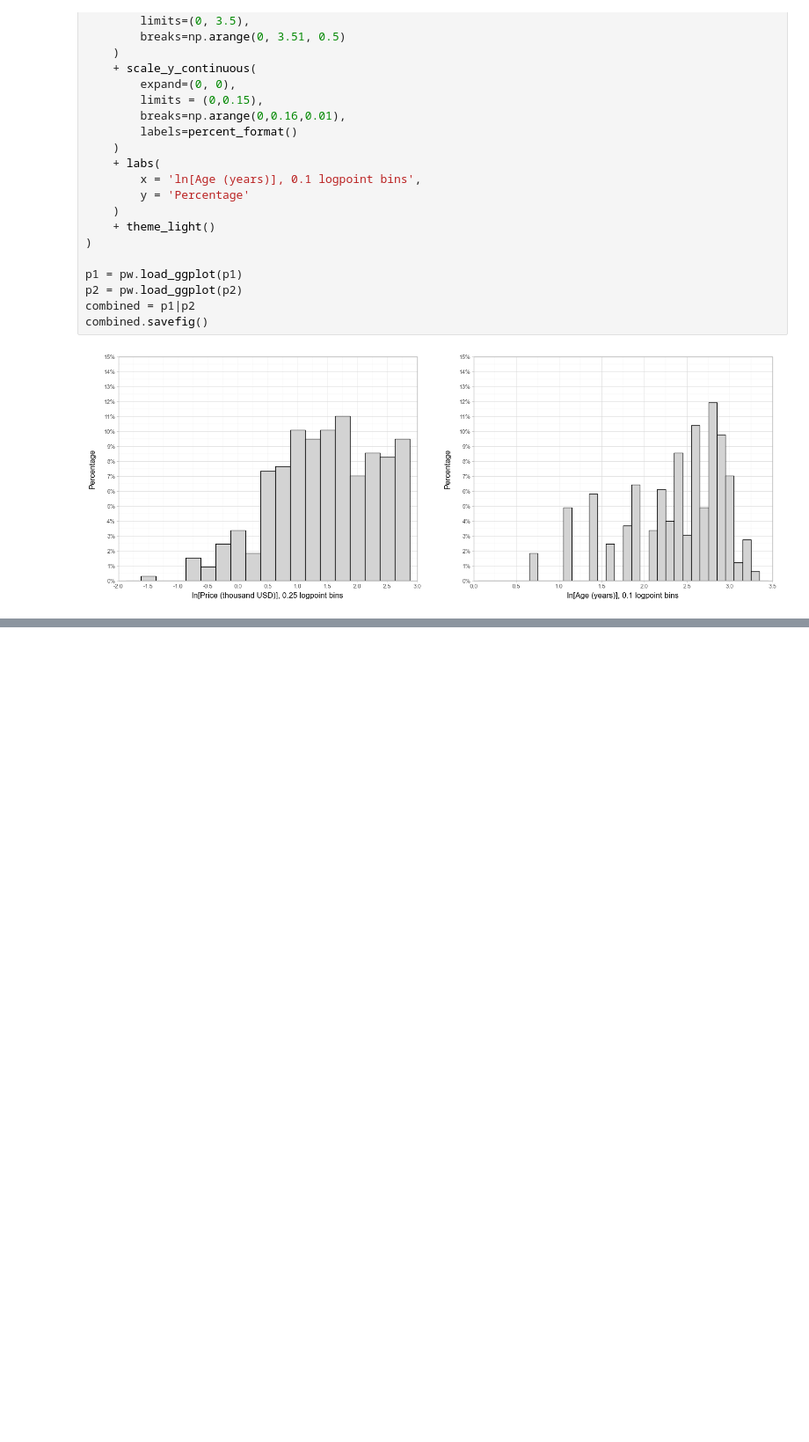
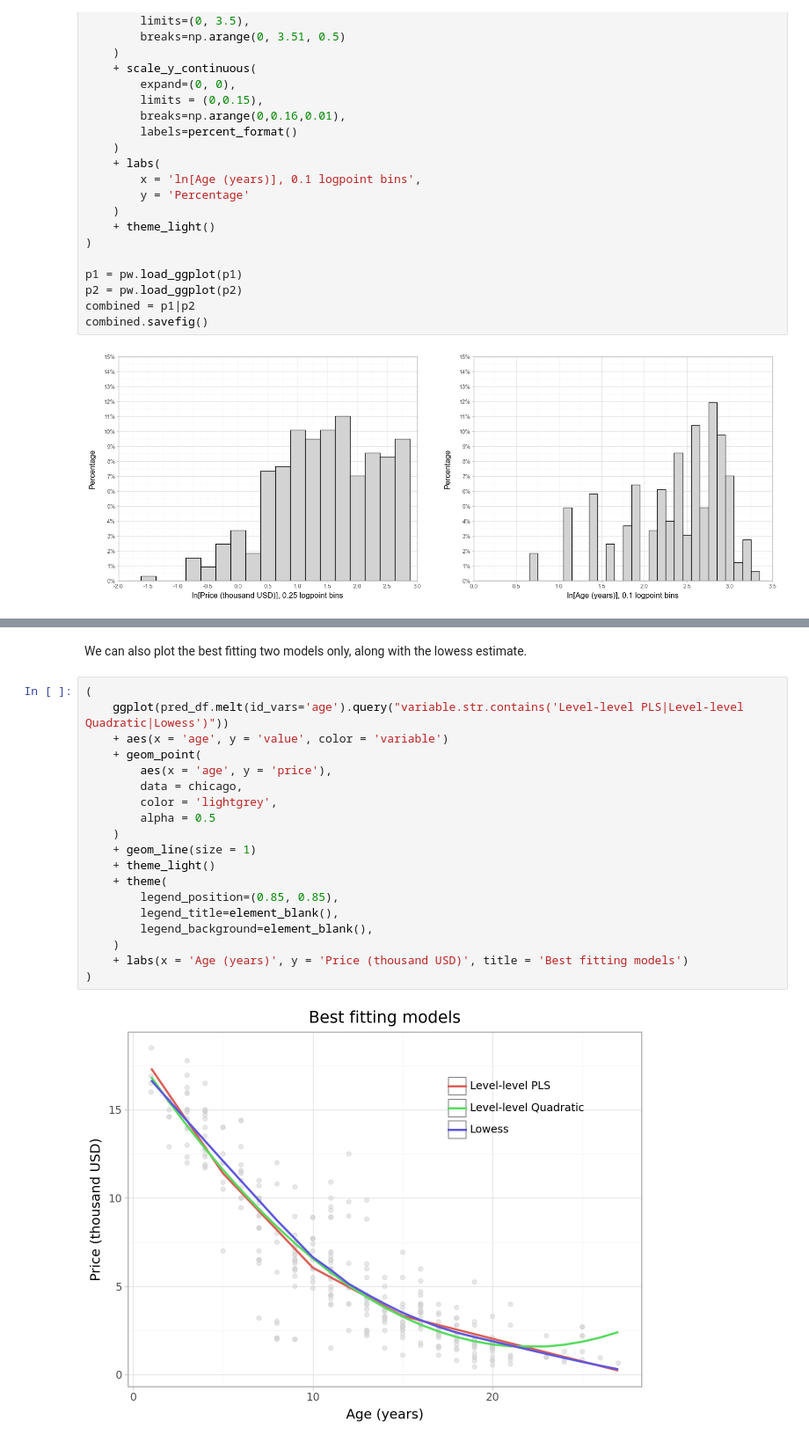
Before and after one commit to marton-nagy-marton/Coding1_assignment1, a Jupyter notebook: Matyas_Kovacs-Marton_Nagy_Coding1_HA1.ipynb, the cells around one changed output, grey strips where cells are left out. Shown at 88% size. Saved outputs shown, nothing was run; the diff lists cells and outputs as text; blank space fills up the shorter version.

```diff
--- a/Matyas_Kovacs-Marton_Nagy_Coding1_HA1.ipynb
+++ b/Matyas_Kovacs-Marton_Nagy_Coding1_HA1.ipynb
@@ -336,0 +666,23 @@ combined.savefig()
+# %% [markdown]
+We can also plot the best fitting two models only, along with the lowess estimate.
+# %%
+(
+    ggplot(pred_df.melt(id_vars='age').query("variable.str.contains('Level-level PLS|Level-level Quadratic|Lowess')"))
+    + aes(x = 'age', y = 'value', color = 'variable')
+    + geom_point(
+        aes(x = 'age', y = 'price'),
+        data = chicago,
+        color = 'lightgrey',
+        alpha = 0.5
+    )
+    + geom_line(size = 1)
+    + theme_light()
+    + theme(
+        legend_position=(0.85, 0.85),
+        legend_title=element_blank(),
+        legend_background=element_blank(),
+    )
+    + labs(x = 'Age (years)', y = 'Price (thousand USD)', title = 'Best fitting models')
+)
+# %% [output]
+[figure, added]
```
Also changed, not shown: parts of 29 cells of this notebook.
